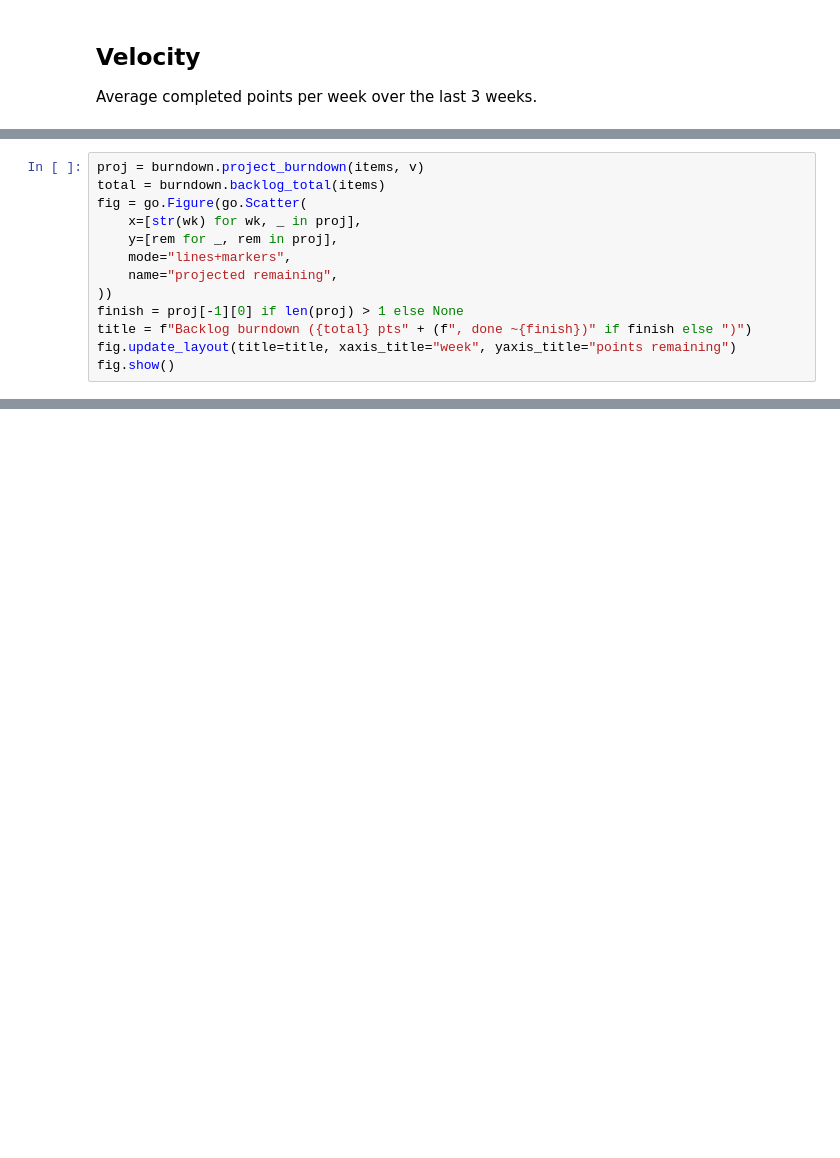
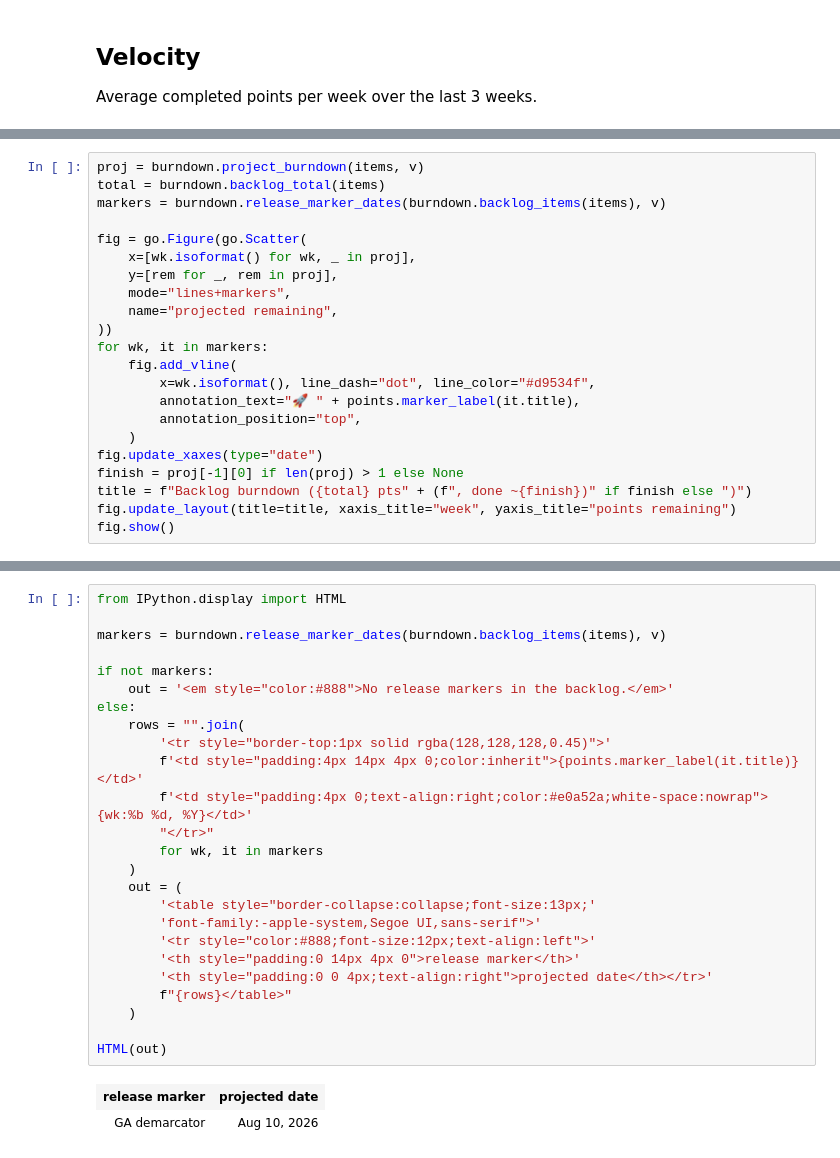
Before and after one commit to greenearth-social/internal-tools, a Jupyter notebook: notebooks/velocity.ipynb, the cells around one changed output, grey strips where cells are left out. Drawn from its saved outputs; the diff is of its cells as text; blank space fills up the shorter version.

Commit message:
Switch to unified backlog, better release handling

```diff
--- a/notebooks/velocity.ipynb
+++ b/notebooks/velocity.ipynb
@@ -63,12 +83,21 @@ zero. (Weekly *completed* points are shown in the chart above.)
 # %%
 proj = burndown.project_burndown(items, v)
 total = burndown.backlog_total(items)
+markers = burndown.release_marker_dates(burndown.backlog_items(items), v)
+
 fig = go.Figure(go.Scatter(
-    x=[str(wk) for wk, _ in proj],
+    x=[wk.isoformat() for wk, _ in proj],
     y=[rem for _, rem in proj],
     mode="lines+markers",
     name="projected remaining",
 ))
+for wk, it in markers:
+    fig.add_vline(
+        x=wk.isoformat(), line_dash="dot", line_color="#d9534f",
+        annotation_text="🚀 " + points.marker_label(it.title),
+        annotation_position="top",
+    )
+fig.update_xaxes(type="date")
 finish = proj[-1][0] if len(proj) > 1 else None
 title = f"Backlog burndown ({total} pts" + (f", done ~{finish})" if finish else ")")
 fig.update_layout(title=title, xaxis_title="week", yaxis_title="points remaining")
@@ -187,0 +259,28 @@ Week of Jul 27 — 11 tasks, 23 pts
+# %%
+from IPython.display import HTML
+
+markers = burndown.release_marker_dates(burndown.backlog_items(items), v)
+
+if not markers:
+    out = '<em style="color:#888">No release markers in the backlog.</em>'
+else:
+    rows = "".join(
+        '<tr style="border-top:1px solid rgba(128,128,128,0.45)">'
+        f'<td style="padding:4px 14px 4px 0;color:inherit">{points.marker_label(it.title)}</td>'
+        f'<td style="padding:4px 0;text-align:right;color:#e0a52a;white-space:nowrap">{wk:%b %d, %Y}</td>'
+        "</tr>"
+        for wk, it in markers
+    )
+    out = (
+        '<table style="border-collapse:collapse;font-size:13px;'
+        'font-family:-apple-system,Segoe UI,sans-serif">'
+        '<tr style="color:#888;font-size:12px;text-align:left">'
+        '<th style="padding:0 14px 4px 0">release marker</th>'
+        '<th style="padding:0 0 4px;text-align:right">projected date</th></tr>'
+        f"{rows}</table>"
+    )
+
+HTML(out)
+# %% [output]
+| release marker | projected date |
+| GA demarcator | Aug 10, 2026 |
```
Also changed, not shown: parts of 9 cells of this notebook, 11 other files.
